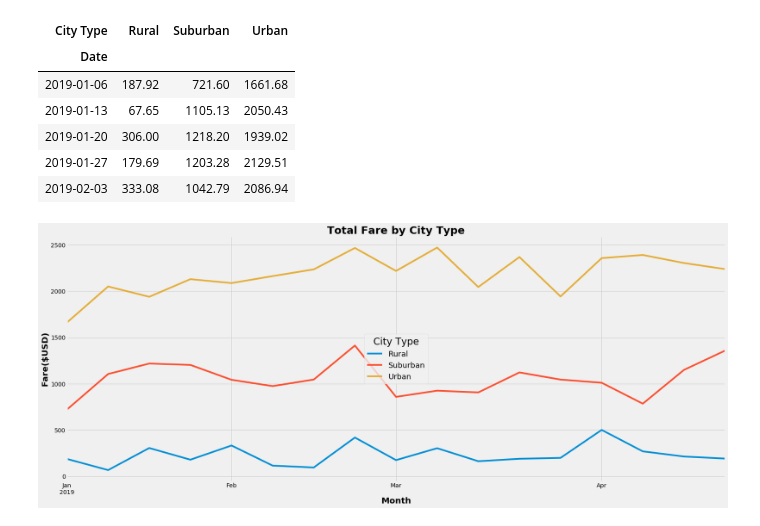
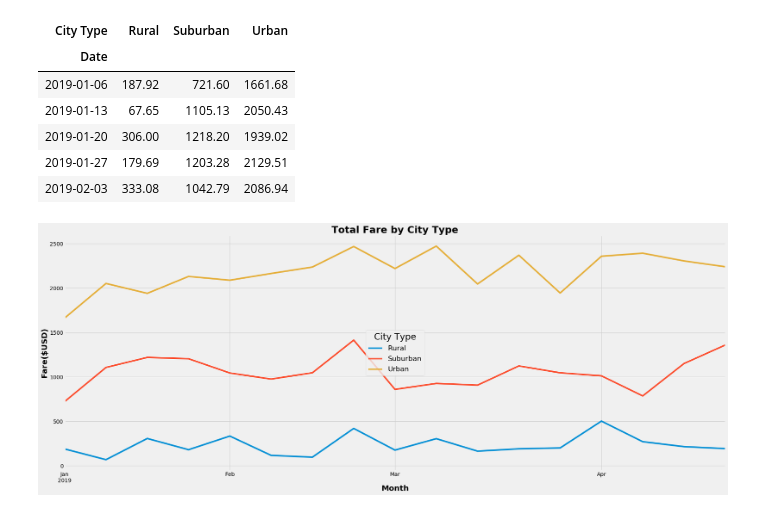
Before and after one commit to estherhk/PyBer_Analysis, a Jupyter notebook: PyBer_Challenge.ipynb, the cells around one changed output. Cells and saved outputs as stored; diff of their text form; code cells hidden in the pictures.

```diff
--- a/PyBer_Challenge.ipynb
+++ b/PyBer_Challenge.ipynb
@@ -356,17 +370,18 @@ weekly_data_df.head()
 # %%
 #Create Object-oriented interface method
 plt.style.use('fivethirtyeight')
 
 weekly_data_df.plot(figsize=(25,10))
 
 plt.xlabel("Month", weight="bold", fontsize=20)
 plt.ylabel("Fare($USD)", weight="bold", fontsize=20)
 plt.title("Total Fare by City Type", weight="bold", fontsize=25)
 plt.legend(title="City Type", title_fontsize=23, fontsize=18, loc="center")
+plt.tight_layout()
 
 # Save the figure.
 plt.savefig("analysis/Pyber_Challenge.png")
 
 plt.show()
 # %% [output]
-[figure, old version]
+[figure, new version]
```
Also changed, not shown: parts of 3 cells of this notebook.
